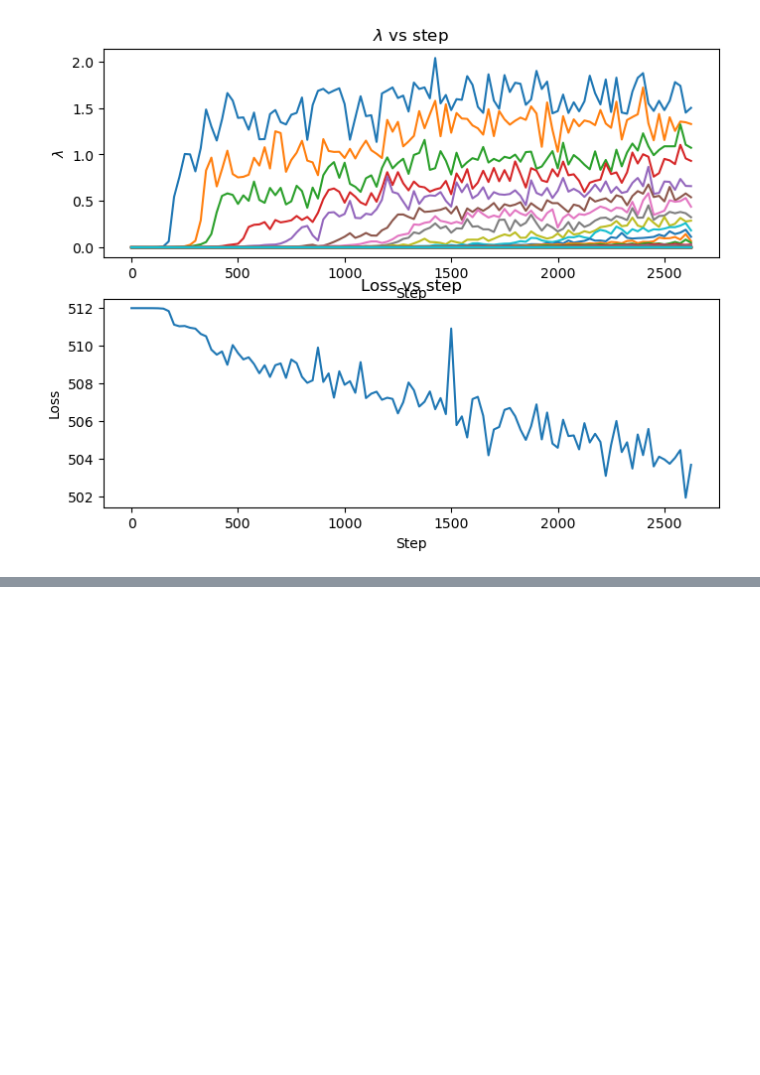
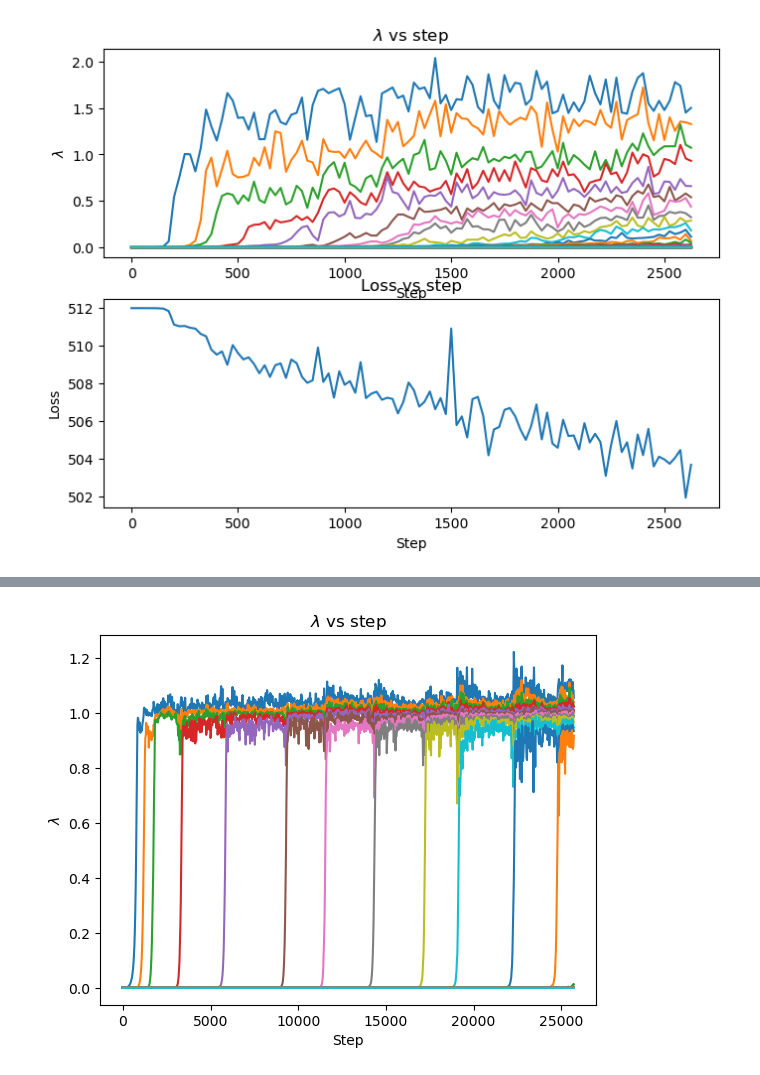
Before and after one commit to DGeisz/CodeX, a Jupyter notebook: Contrastive Learning/plotzzzz.ipynb, the cells around one changed output, grey strips where cells are left out. Saved outputs shown, nothing was run; the diff lists cells and outputs as text; code cells hidden in the pictures; blank space fills up the shorter version.

Commit message:
Performed no norm experiments

```diff
--- a/Contrastive Learning/plotzzzz.ipynb
+++ b/Contrastive Learning/plotzzzz.ipynb
@@ -239,0 +233,4 @@ plot_eigen_loss("lam1", last=)
+# %%
+mk_plot("no_sqrt_no_norm")
+# %% [output]
+[figure, added]
```
Also changed, not shown: parts of 13 cells of this notebook, 7 other files.
